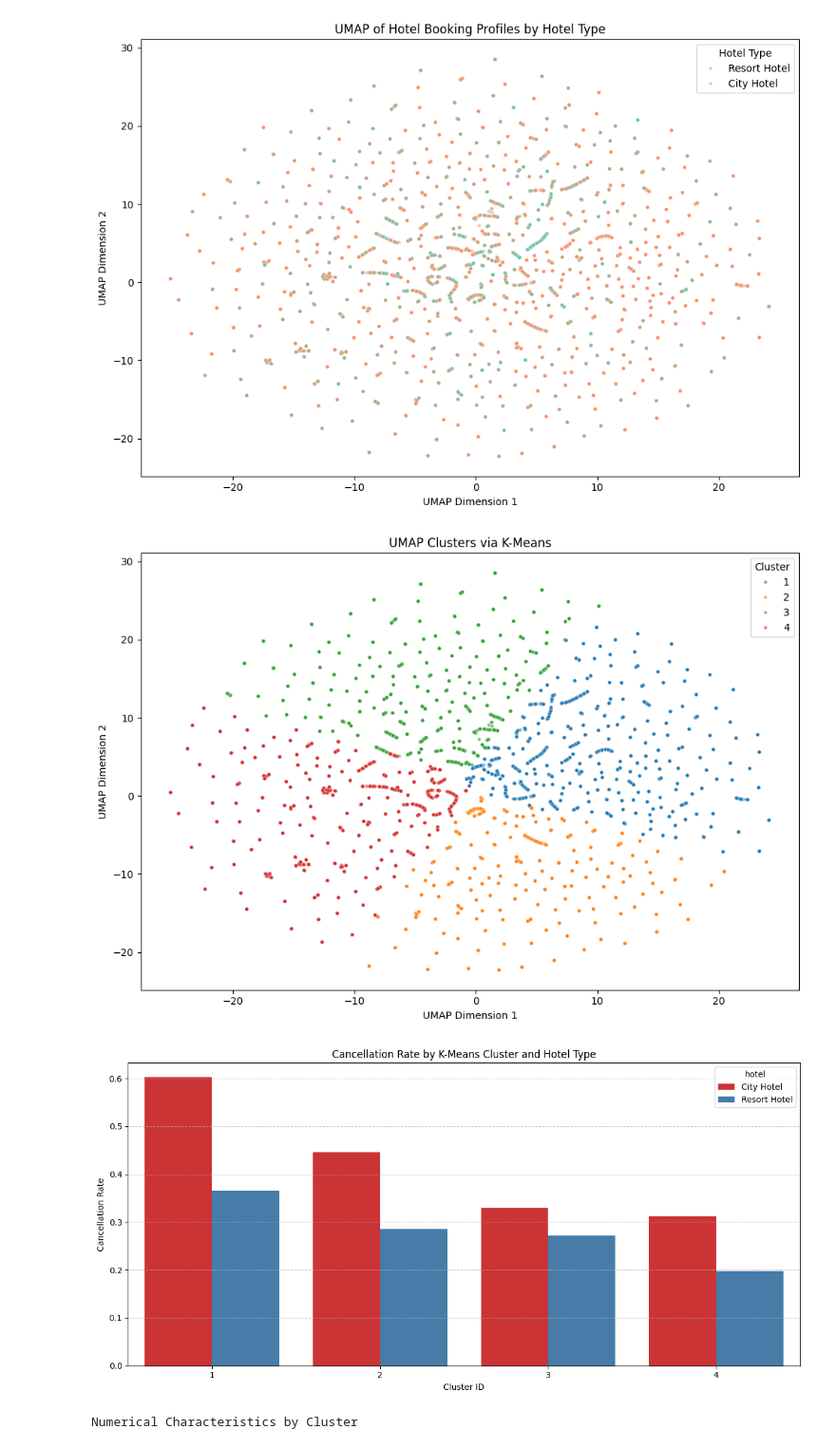
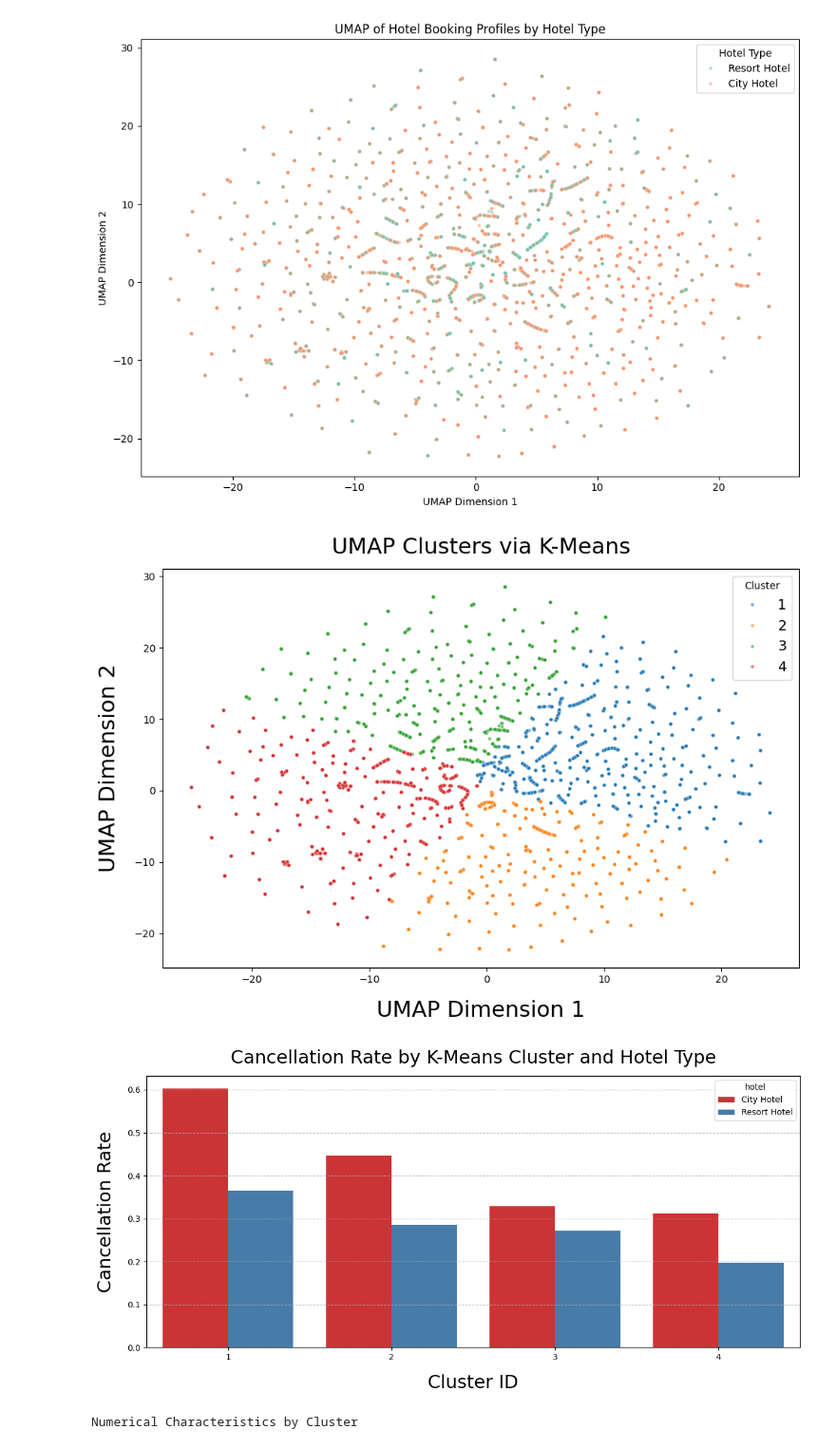
Before and after one commit to sylle321/Hotel_booking, a Jupyter notebook: Descriptive_Code.ipynb, the cells around one changed output. Shown at 95% size. Saved outputs shown, nothing was run; the diff lists cells and outputs as text; code cells hidden in the pictures.

```diff
--- a/Descriptive_Code.ipynb
+++ b/Descriptive_Code.ipynb
@@ -647,42 +576,42 @@ kmeans = KMeans(n_clusters=4, random_state=42, n_init=10)
 df_sample['cluster'] = kmeans.fit_predict(umap_features) + 1
 
 # Plot the UMAP projections colored by cluster
 plt.figure(figsize=(10, 7))
 sns.scatterplot(
     data=df_sample,
     x="UMAP1",
     y="UMAP2",
     hue="cluster",
     palette="tab10",
     alpha=0.6,
     s=12
 )
-plt.title("UMAP Clusters via K-Means")
-plt.xlabel("UMAP Dimension 1")
-plt.ylabel("UMAP Dimension 2")
-plt.legend(title="Cluster")
+plt.title("UMAP Clusters via K-Means", fontsize=22, pad=15)
+plt.xlabel("UMAP Dimension 1", fontsize=22, labelpad=15)
+plt.ylabel("UMAP Dimension 2", fontsize=22, labelpad=15)
+plt.legend(title="Cluster", fontsize=14)
 plt.tight_layout()
 plt.show()
 
 # Calculate and plot cancellation rates by cluster and hotel type
 plt.figure(figsize=(12, 6))
 sns.barplot(
     data=df_sample,
     x='cluster',
     y='is_canceled',
     hue='hotel',
     palette='Set1',
     errorbar=None
 )
-plt.title("Cancellation Rate by K-Means Cluster and Hotel Type")
-plt.xlabel("Cluster ID")
-plt.ylabel("Cancellation Rate")
+plt.title("Cancellation Rate by K-Means Cluster and Hotel Type", fontsize=22, pad=15)
+plt.xlabel("Cluster ID", fontsize=22, labelpad=15)
+plt.ylabel("Cancellation Rate", fontsize=22, labelpad=15)
 plt.grid(axis='y', linestyle='--', alpha=0.7)
 plt.tight_layout()
 plt.show()
 # %% [output]
-[figure, old version]
+[figure, new version]
-[figure, old version]
+[figure, new version]
 # %%
 # Calculate average numerical characteristics for each cluster
 cluster_numeric = df_sample.groupby('cluster').agg(
```
Also changed, not shown: parts of 16 cells of this notebook.
